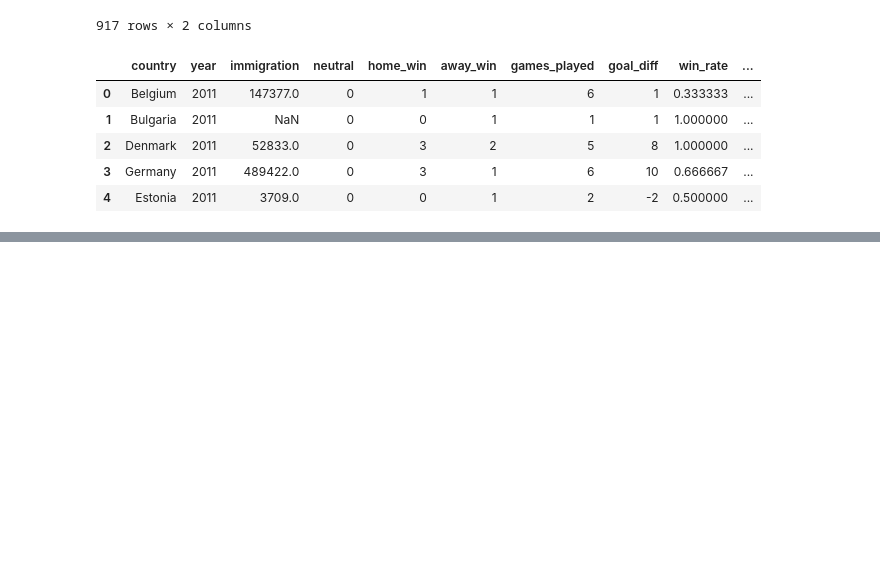
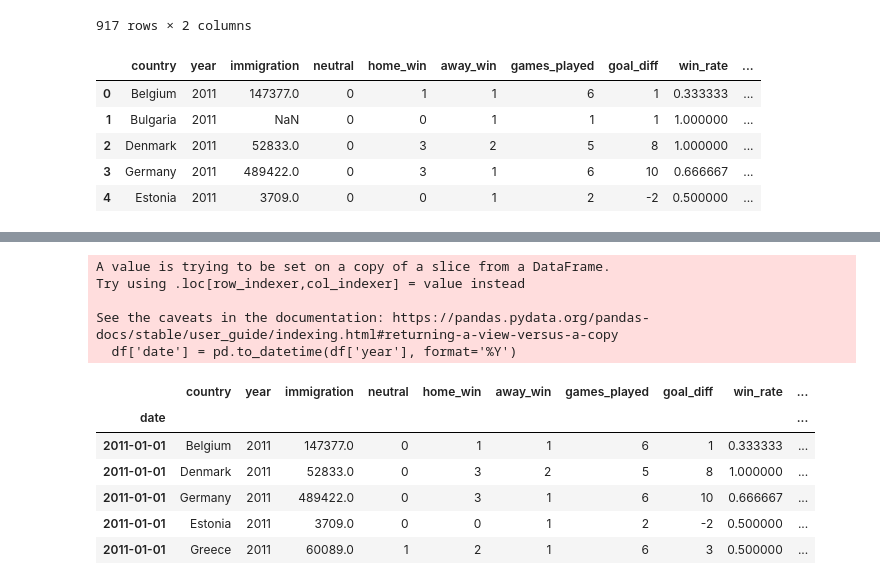
Before and after one commit to silva-nick/cs216-final, a Jupyter notebook: Central.ipynb, the cells around one changed output, grey strips where cells are left out. Cells and saved outputs as stored; diff of their text form; code cells hidden in the pictures; blank space fills up the shorter version.

```diff
--- a/Central.ipynb
+++ b/Central.ipynb
@@ -839,0 +716,23 @@ strong multicollinearity or other numerical problems.
+# %%
+# Merge
+df = pd.merge(pd.merge(imm, fb, on=["country", "year"]), sj, on=["country", "year"])
+df.drop(columns=["Unnamed: 0"], inplace=True)
+nick_merged = df
+df = df.dropna()
+df['date'] = pd.to_datetime(df['year'], format='%Y')
+df.index = df['date']
+del df['date']
+df.head()
+# %% [output]
+A value is trying to be set on a copy of a slice from a DataFrame.
+Try using .loc[row_indexer,col_indexer] = value instead
+
+See the caveats in the documentation: https://pandas.pydata.org/pandas-docs/stable/user_guide/indexing.html#returning-a-view-versus-a-copy
+  df['date'] = pd.to_datetime(df['year'], format='%Y')
+|  | country | year | immigration | neutral | home_win | away_win | games_played | goal_diff | win_rate | ... |
+| date |  |  |  |  |  |  |  |  |  | ... |
+| 2011-01-01 | Belgium | 2011 | 147377.0 | 0 | 1 | 1 | 6 | 1 | 0.333333 | ... |
+| 2011-01-01 | Denmark | 2011 | 52833.0 | 0 | 3 | 2 | 5 | 8 | 1.000000 | ... |
+| 2011-01-01 | Germany | 2011 | 489422.0 | 0 | 3 | 1 | 6 | 10 | 0.666667 | ... |
+| 2011-01-01 | Estonia | 2011 | 3709.0 | 0 | 0 | 1 | 2 | -2 | 0.500000 | ... |
+| 2011-01-01 | Greece | 2011 | 60089.0 | 1 | 2 | 1 | 6 | 3 | 0.500000 | ... |
```
Also changed, not shown: parts of 26 cells of this notebook, 2 other files.
